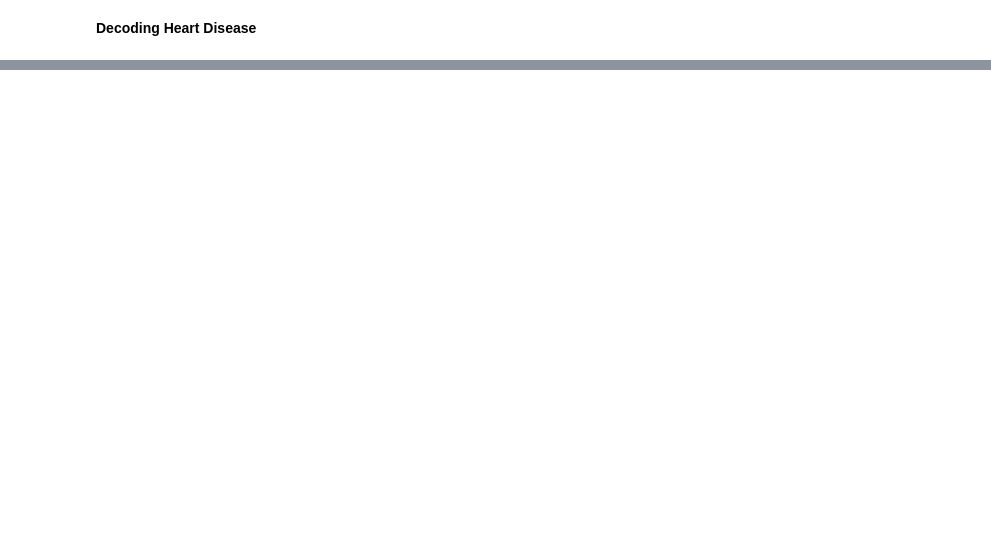
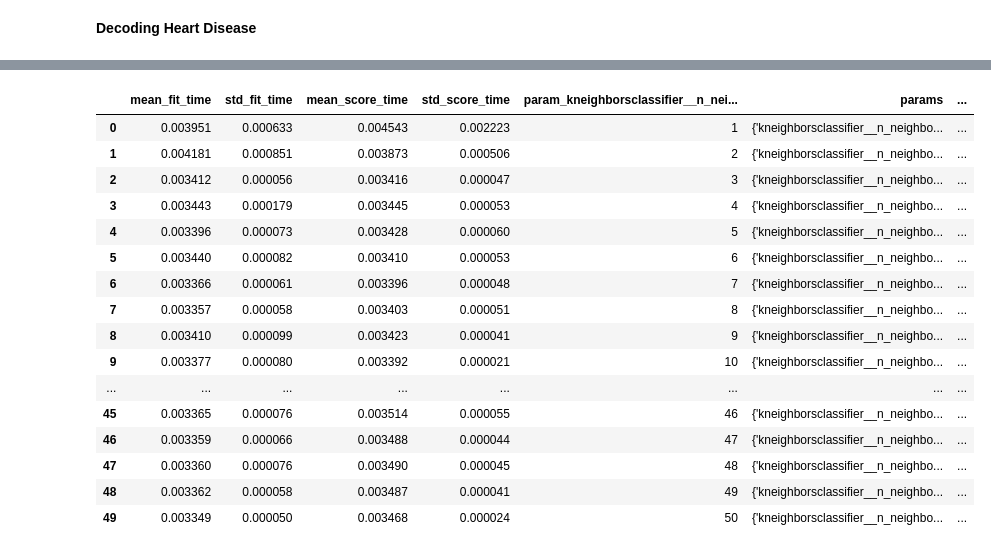
Before and after one commit to andyw2444/Group-Project, a Jupyter notebook: Group Project Report.ipynb, the cells around one changed output, grey strips where cells are left out. Drawn from its saved outputs; the diff is of its cells as text; code cells hidden in the pictures; blank space fills up the shorter version.

Commit message:
Modeled + pipeline + gridsearch
Built model, pipeline, found best K value

```diff
--- a/Group Project Report.ipynb
+++ b/Group Project Report.ipynb
@@ -34,16 +36,22 @@ diagnosis = heart_disease.data.targets
 heart_df = classifiers.assign(diagnosis = diagnosis)
 
 #Drops all columns except for predictors and diagnosis
-heart_df_filter = heart_df[["age", "sex", "cp", "trestbps", "chol", "thalach", "diagnosis"]]
+heart_df_filter = heart_df[["age", "cp", "trestbps", "chol", "thalach", "diagnosis"]]
 
-#Imports relevant sk-learn tools
-from sklearn.model_selection import train_test_split, cross_val_score, GridSearchCV
+#Imports sk-learn tools
+from sklearn.model_selection import train_test_split, cross_val_score, GridSearchCV, cross_validate
 from sklearn.neighbors import KNeighborsClassifier, KNeighborsRegressor
 from sklearn.preprocessing import StandardScaler
+from sklearn.compose import make_column_transformer
+from sklearn.pipeline import make_pipeline
+from sklearn.metrics import recall_score
 
-train_heart, test_heart = train_test_split(heart_df_filter, train_size = 0.75)
+#sets a initial random seed to make data reproducable
+np.random.seed(1000)
+
+heart_train, heart_test = train_test_split(heart_df_filter, train_size = 0.75)
 
 #Grabs all the different diagnoses to get an initial table
-train_heart_mean = train_heart.groupby("diagnosis").mean(numeric_only=True).reset_index()
+heart_train_mean = heart_train.groupby("diagnosis").mean(numeric_only=True).reset_index()
 
-train_heart_mean
+display("Figure 1: Heart Disease grouped by diagnoses", heart_train_mean)
@@ -58,0 +152,14 @@ WHO’s Global Health Estimates. (2020, December 9). The top 10 causes of death.
+# %%
+#Creates a dataframe out of the grid
+heart_grid_df = pd.DataFrame(heart_grid.cv_results_)
+
+#Creates a line plot out of the dataframe, using neighbors on the X and mean test score on the Y
+grid_plot = alt.Chart(heart_grid_df).mark_line(point=True).encode(
+    x=alt.X("param_kneighborsclassifier__n_neighbors").title("Number of Neighbors"),
+    y=alt.Y("mean_test_score").title("Mean Test Score")
+)
+
+display(grid_plot)
+
+display(heart_grid_df)
+# %% [output]
@@ -58,0 +167,17 @@ WHO’s Global Health Estimates. (2020, December 9). The top 10 causes of death.
+|  | mean_fit_time | std_fit_time | mean_score_time | std_score_time | param_kneighborsclassifier__n_nei... | params | ... |
+| 0 | 0.003951 | 0.000633 | 0.004543 | 0.002223 | 1 | {'kneighborsclassifier__n_neighbo... | ... |
+| 1 | 0.004181 | 0.000851 | 0.003873 | 0.000506 | 2 | {'kneighborsclassifier__n_neighbo... | ... |
+| 2 | 0.003412 | 0.000056 | 0.003416 | 0.000047 | 3 | {'kneighborsclassifier__n_neighbo... | ... |
+| 3 | 0.003443 | 0.000179 | 0.003445 | 0.000053 | 4 | {'kneighborsclassifier__n_neighbo... | ... |
+| 4 | 0.003396 | 0.000073 | 0.003428 | 0.000060 | 5 | {'kneighborsclassifier__n_neighbo... | ... |
+| 5 | 0.003440 | 0.000082 | 0.003410 | 0.000053 | 6 | {'kneighborsclassifier__n_neighbo... | ... |
+| 6 | 0.003366 | 0.000061 | 0.003396 | 0.000048 | 7 | {'kneighborsclassifier__n_neighbo... | ... |
+| 7 | 0.003357 | 0.000058 | 0.003403 | 0.000051 | 8 | {'kneighborsclassifier__n_neighbo... | ... |
+| 8 | 0.003410 | 0.000099 | 0.003423 | 0.000041 | 9 | {'kneighborsclassifier__n_neighbo... | ... |
+| 9 | 0.003377 | 0.000080 | 0.003392 | 0.000021 | 10 | {'kneighborsclassifier__n_neighbo... | ... |
+| ... | ... | ... | ... | ... | ... | ... | ... |
+| 45 | 0.003365 | 0.000076 | 0.003514 | 0.000055 | 46 | {'kneighborsclassifier__n_neighbo... | ... |
+| 46 | 0.003359 | 0.000066 | 0.003488 | 0.000044 | 47 | {'kneighborsclassifier__n_neighbo... | ... |
+| 47 | 0.003360 | 0.000076 | 0.003490 | 0.000045 | 48 | {'kneighborsclassifier__n_neighbo... | ... |
+| 48 | 0.003362 | 0.000058 | 0.003487 | 0.000041 | 49 | {'kneighborsclassifier__n_neighbo... | ... |
+| 49 | 0.003349 | 0.000050 | 0.003468 | 0.000024 | 50 | {'kneighborsclassifier__n_neighbo... | ... |
```
Also changed, not shown: parts of 14 cells of this notebook.
